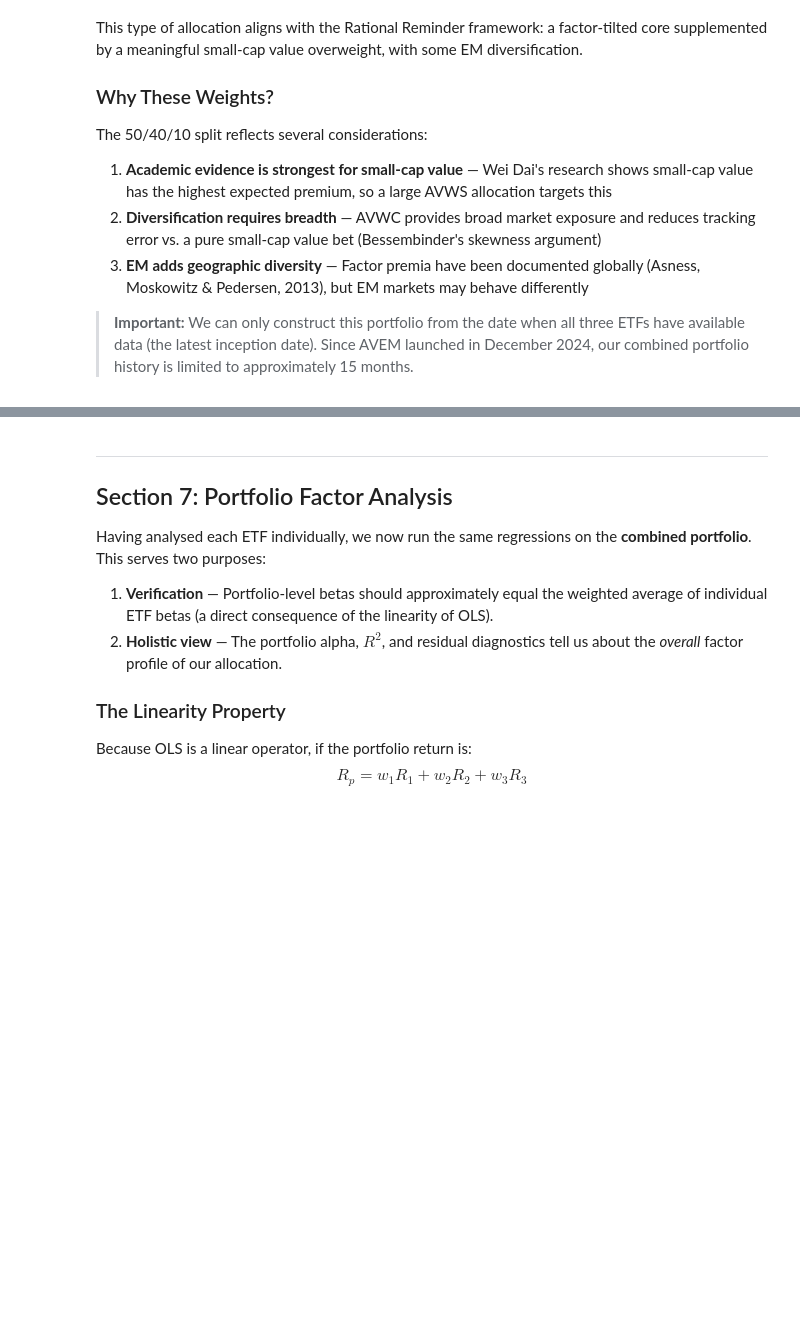
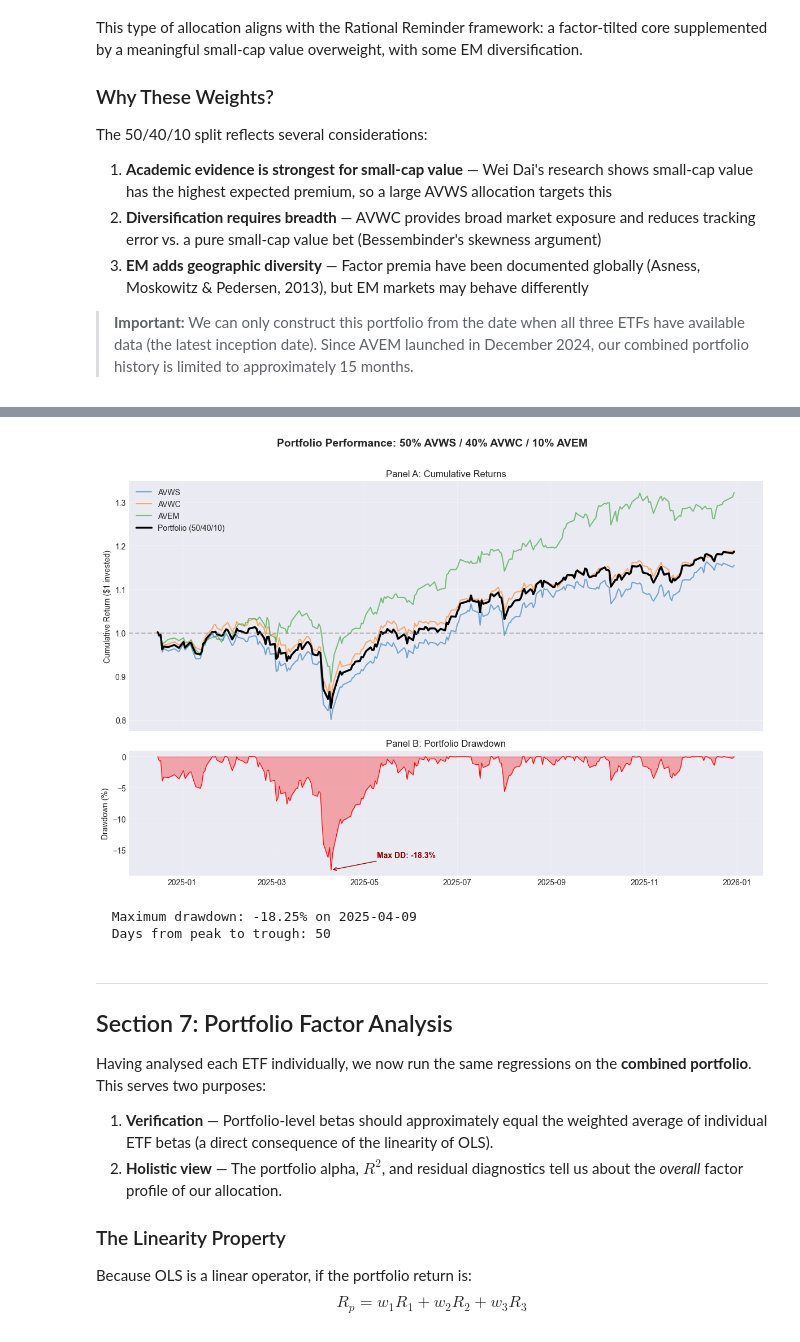
Before and after one commit to beachnoir/FamaFrench, a Jupyter notebook: 05_Practical_Factor_Investing.ipynb, the cells around one changed output, grey strips where cells are left out. Drawn from its saved outputs; the diff is of its cells as text; code cells hidden in the pictures; blank space fills up the shorter version.

```diff
--- a/05_Practical_Factor_Investing.ipynb
+++ b/05_Practical_Factor_Investing.ipynb
@@ -353,10 +394,10 @@ for ticker, name in etf_tickers.items():
 # %%
 # ============================================================================
-# Step 3: Merge ETF Returns with Global Factor Data
+# Step 3: Merge ETF Returns with Factor Data
 # ============================================================================
 
 print("="*70)
-print("MERGING ETF RETURNS WITH GLOBAL FACTORS")
+print("MERGING ETF RETURNS WITH FAMA-FRENCH FACTORS")
 print("="*70)
 
 # Create aligned dataframes for each ETF
@@ -366,7 +407,7 @@ for ticker, name in etf_tickers.items():
 
     # Merge with factors on date
     merged = pd.DataFrame({'ETF_Return': ret})
-    merged = merged.join(factors_global, how='inner')
+    merged = merged.join(factors, how='inner')
 
     # Compute excess return: ETF return - risk-free rate
     merged['Excess_Return'] = merged['ETF_Return'] - merged['RF']
@@ -375,8 +416,11 @@ for ticker, name in etf_tickers.items():
 
     print(f"\n{ticker} ({name}):")
     print(f"  Matched observations: {len(merged)}")
-    print(f"  Date range: {merged.index[0].date()} to {merged.index[-1].date()}")
-    print(f"  Mean excess return: {merged['Excess_Return'].mean():.4f}%/day")
+    if len(merged) > 0:
+        print(f"  Date range: {merged.index[0].date()} to {merged.index[-1].date()}")
+        print(f"  Mean excess return: {merged['Excess_Return'].mean():.4f}%/day")
+    else:
+        print("  WARNING: No matching dates found!")
 
 # Summary
 print("\n" + "="*70)
@@ -938,46 +1118,50 @@ print("  Note: short-sample estimates; interpret with caution.")
 fig, axes = plt.subplots(2, 1, figsize=(12, 8), sharex=True,
                          gridspec_kw={'height_ratios': [2, 1]})
 
-# Panel A: Cumulative returns
-cum_port = (1 + port_data['Port_ret_usd']).cumprod()
-for name, colour in [('AVWS', '#1f77b4'), ('AVWC', '#ff7f0e'), ('AVEM', '#2ca02c')]:
-    cum_etf = (1 + port_data[f'{name}_ret_usd']).cumprod()
-    axes[0].plot(cum_etf.index, cum_etf.values, label=name, alpha=0.6, color=colour)
+# Panel A: Cumulative returns  (returns are in % units, so divide by 100)
+cum_port = (1 + port_data['Port_ret'] / 100).cumprod()
+for short_name, colour in [('AVWS', '#1f77b4'), ('AVWC', '#ff7f0e'), ('AVEM', '#2ca02c')]:
+    cum_etf = (1 + port_data[f'{short_name}_ret'] / 100).cumprod()
+    axes[0].plot(cum_etf.index, cum_etf.values, label=short_name, alpha=0.6, color=colour)
 
 axes[0].plot(cum_port.index, cum_port.values, label='Portfolio (50/40/10)',
              color='black', linewidth=2.5)
-axes[0].set_ylabel('Cumulative Return (€1 invested)')
+axes[0].set_ylabel('Cumulative Return ($1 invested)')
 axes[0].legend(loc='upper left')
 axes[0].set_title('Panel A: Cumulative Returns')
 axes[0].grid(True, alpha=0.3)
 axes[0].axhline(1, color='grey', linestyle='--', alpha=0.5)
 
 # Panel B: Portfolio drawdown
 cum_max = cum_port.cummax()
 drawdown = (cum_port - cum_max) / cum_max * 100
 axes[1].fill_between(drawdown.index, drawdown.values, 0, color='red', alpha=0.3)
 axes[1].plot(drawdown.index, drawdown.values, color='red', linewidth=0.8)
 axes[1].set_ylabel('Drawdown (%)')
 axes[1].set_title('Panel B: Portfolio Drawdown')
 axes[1].grid(True, alpha=0.3)
 
 # Annotate maximum drawdown
 max_dd = drawdown.min()
 max_dd_date = drawdown.idxmin()
 axes[1].annotate(f'Max DD: {max_dd:.1f}%',
                  xy=(max_dd_date, max_dd),
                  xytext=(max_dd_date + pd.Timedelta(days=30), max_dd + 2),
                  arrowprops=dict(arrowstyle='->', color='darkred'),
                  fontsize=10, color='darkred', fontweight='bold')
 
 fig.suptitle('Portfolio Performance: 50% AVWS / 40% AVWC / 10% AVEM',
              fontsize=14, fontweight='bold', y=1.01)
 plt.tight_layout()
 plt.show()
 
 print(f"\n  Maximum drawdown: {max_dd:.2f}% on {max_dd_date.date()}")
 print(f"  Days from peak to trough: "
       f"{(max_dd_date - cum_port[:max_dd_date].idxmax()).days}")
+# %% [output]
+[figure, added]
+  Maximum drawdown: -18.25% on 2025-04-09
+  Days from peak to trough: 50
 # %% [markdown]
 ---
 
```
Also changed, not shown: parts of 16 cells of this notebook, 5 other files.
